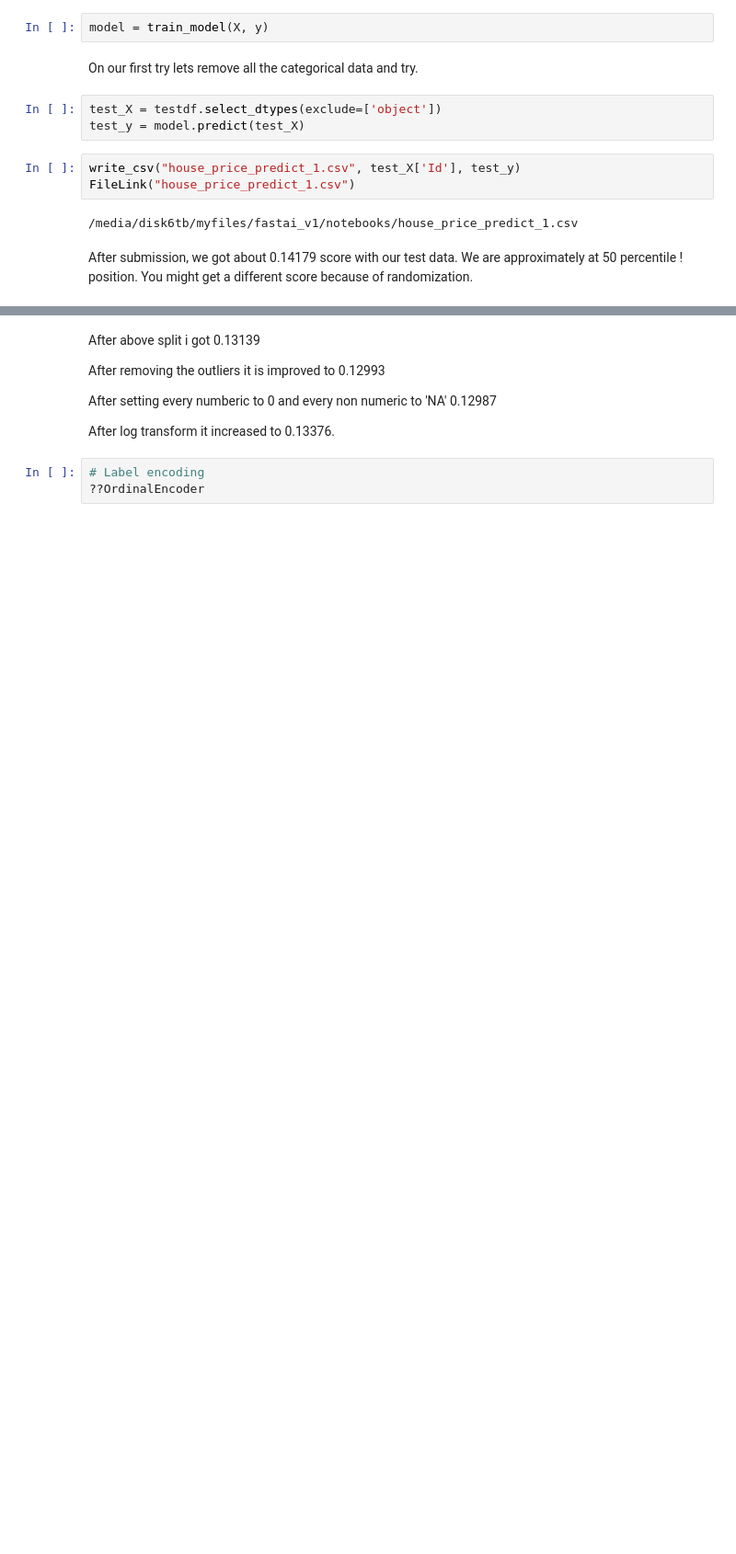
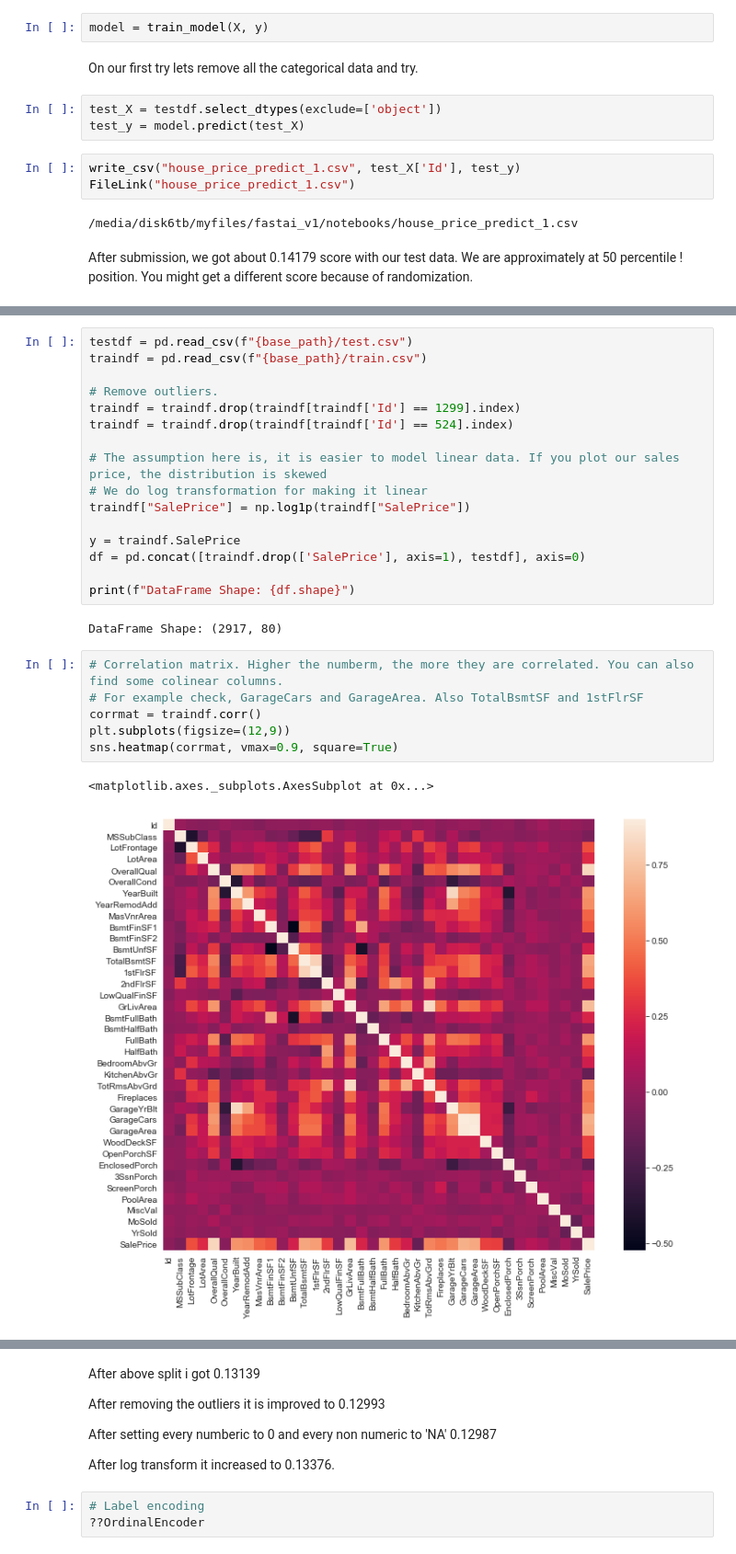
Before and after one commit to sairahul/mlexperiments, a Jupyter notebook: house-prices-advanced-regression-techniques.ipynb, the cells around one changed output, grey strips where cells are left out. Shown: that part at 92% size. Cells and saved outputs as stored; diff of their text form; blank space fills up the shorter version.

```diff
--- a/house-prices-advanced-regression-techniques.ipynb
+++ b/house-prices-advanced-regression-techniques.ipynb
@@ -543,0 +118,27 @@ X_train: (1458, 241), y: 1458, X_test: (1459, 241)
+# %%
+testdf = pd.read_csv(f"{base_path}/test.csv")
+traindf = pd.read_csv(f"{base_path}/train.csv")
+
+# Remove outliers.
+traindf = traindf.drop(traindf[traindf['Id'] == 1299].index)
+traindf = traindf.drop(traindf[traindf['Id'] == 524].index)
+
+# The assumption here is, it is easier to model linear data. If you plot our sales price, the distribution is skewed
+# We do log transformation for making it linear
+traindf["SalePrice"] = np.log1p(traindf["SalePrice"])
+
+y = traindf.SalePrice
+df = pd.concat([traindf.drop(['SalePrice'], axis=1), testdf], axis=0)
+
+print(f"DataFrame Shape: {df.shape}")
+# %% [output]
+DataFrame Shape: (2917, 80)
+# %%
+# Correlation matrix. Higher the numberm, the more they are correlated. You can also find some colinear columns.
+# For example check, GarageCars and GarageArea. Also TotalBsmtSF and 1stFlrSF
+corrmat = traindf.corr()
+plt.subplots(figsize=(12,9))
+sns.heatmap(corrmat, vmax=0.9, square=True)
+# %% [output]
+<matplotlib.axes._subplots.AxesSubplot at 0x...>
+[figure, added]
```
Also changed, not shown: parts of 66 cells of this notebook.
